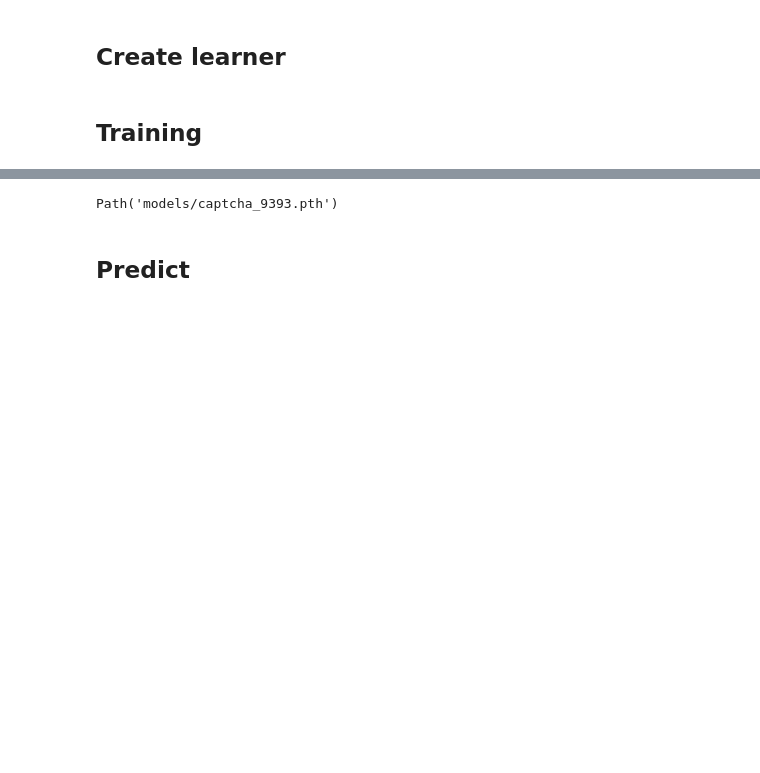
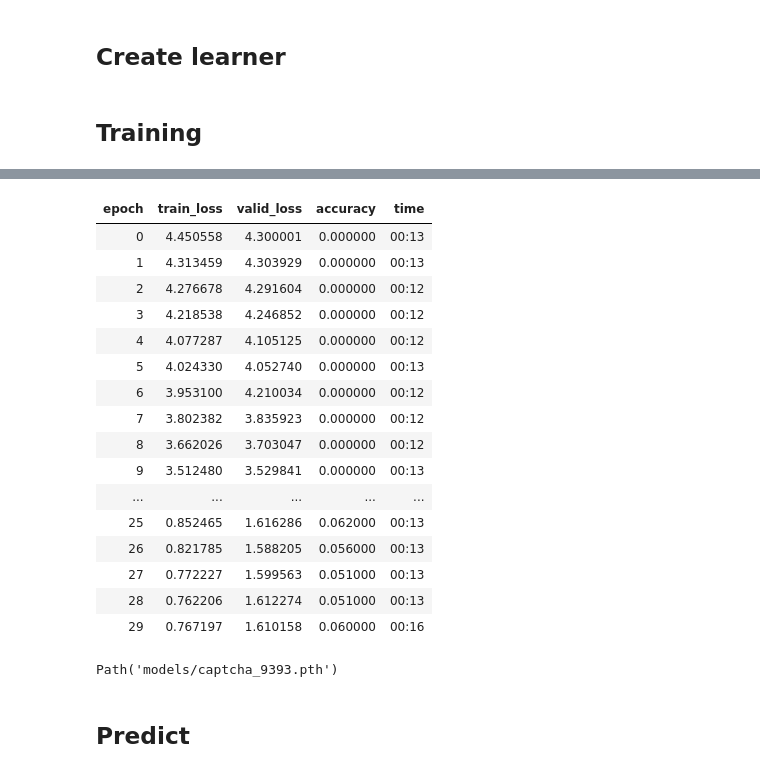
Before and after one commit to thanhlt998/ocr_captcha_crnn, a Jupyter notebook: captcha_crnn.ipynb, the cells around one changed output, grey strips where cells are left out. Drawn from its saved outputs; the diff is of its cells as text; code cells hidden in the pictures; blank space fills up the shorter version.

```diff
--- a/captcha_crnn.ipynb
+++ b/captcha_crnn.ipynb
@@ -73,7 +73,7 @@ class BeforeBatchTransform(Transform):
     """
     Resize image before create batch
     """
-    def __init__(self, height=32, width=100, keep_ratio=False, min_ratio=1.):
+    def __init__(self, height=32, width=32 * 5, keep_ratio=False, min_ratio=5.):
         super(BeforeBatchTransform, self).__init__()
         self.height, self.width = height, width
         self.keep_ratio, self.min_ratio = keep_ratio, min_ratio
@@ -415,6 +415,24 @@ SuggestedLRs(lr_min=0.003981071710586548, lr_steep=6.918309736647643e-06)
 # %%
 # fit one cycle
-learner.fit_one_cycle(30, lr=1e-2)
+learner.fit_one_cycle(30, lr=1e-3)
+# %% [output]
+| epoch | train_loss | valid_loss | accuracy | time |
+| 0 | 4.450558 | 4.300001 | 0.000000 | 00:13 |
+| 1 | 4.313459 | 4.303929 | 0.000000 | 00:13 |
+| 2 | 4.276678 | 4.291604 | 0.000000 | 00:12 |
+| 3 | 4.218538 | 4.246852 | 0.000000 | 00:12 |
+| 4 | 4.077287 | 4.105125 | 0.000000 | 00:12 |
+| 5 | 4.024330 | 4.052740 | 0.000000 | 00:13 |
+| 6 | 3.953100 | 4.210034 | 0.000000 | 00:12 |
+| 7 | 3.802382 | 3.835923 | 0.000000 | 00:12 |
+| 8 | 3.662026 | 3.703047 | 0.000000 | 00:12 |
+| 9 | 3.512480 | 3.529841 | 0.000000 | 00:13 |
+| ... | ... | ... | ... | ... |
+| 25 | 0.852465 | 1.616286 | 0.062000 | 00:13 |
+| 26 | 0.821785 | 1.588205 | 0.056000 | 00:13 |
+| 27 | 0.772227 | 1.599563 | 0.051000 | 00:13 |
+| 28 | 0.762206 | 1.612274 | 0.051000 | 00:13 |
+| 29 | 0.767197 | 1.610158 | 0.060000 | 00:16 |
 # %%
 learner.save('captcha_9393')
 # %% [output]
```
Also changed, not shown: parts of 17 cells of this notebook, 18 other files.
